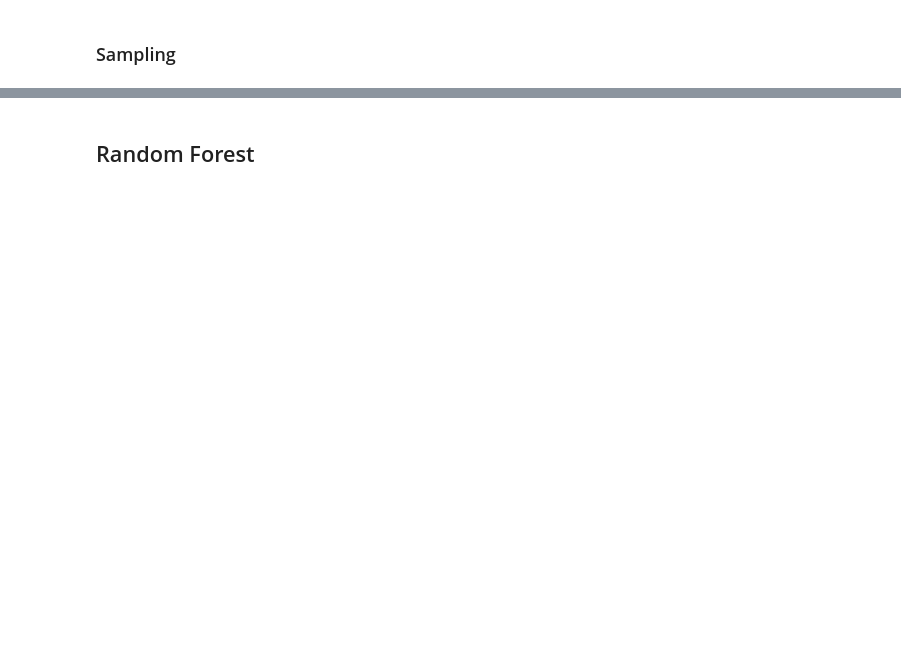
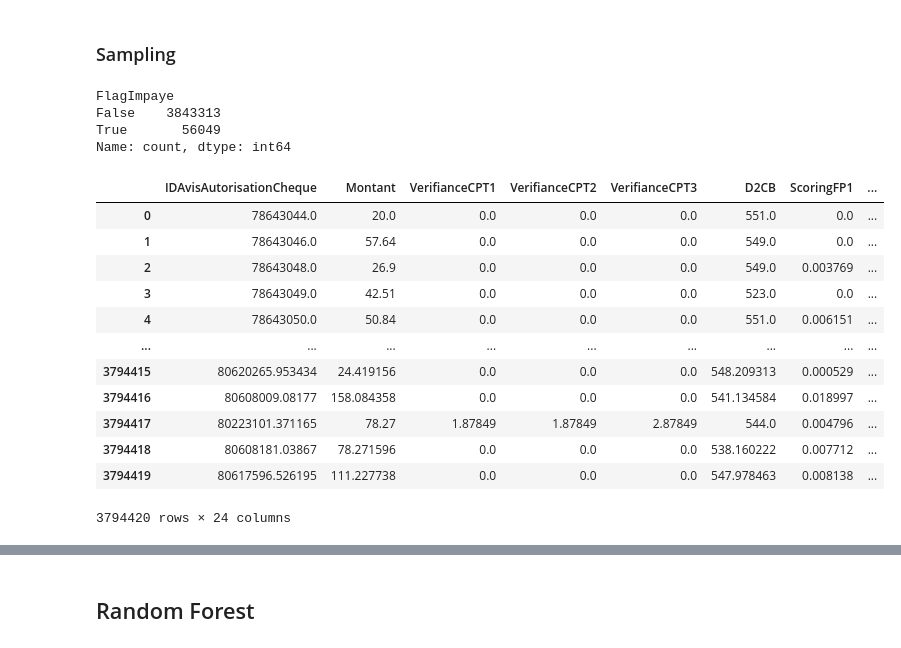
Before and after one commit to adcastex/fouille_de_donnees, a Jupyter notebook: Adrien.ipynb, the cells around one changed output, grey strips where cells are left out. Saved outputs shown, nothing was run; the diff lists cells and outputs as text; code cells hidden in the pictures; blank space fills up the shorter version.

```diff
--- a/Adrien.ipynb
+++ b/Adrien.ipynb
@@ -90,0 +120,8 @@ df["CA3TR"]=df["CA3TR"].replace(',', '.', regex=True)
+# %%
+tmp=3899363
+# %%
+X_train=df.loc[df.index < tmp]
+X_test=df.loc[df.index >= tmp]
+
+y_train=y.loc[y.index < tmp]
+y_test=y.loc[y.index >= tmp]
@@ -101,11 +151,32 @@ df["CA3TR"]=df["CA3TR"].replace(',', '.', regex=True)
 # result = df[(df['Mois'] == 9) & (df['Jour'] == 1)]
 # %%
 # result
+# %%
+y_train.value_counts()
+# %% [output]
+FlagImpaye
+False    3843313
+True       56049
+Name: count, dtype: int64
 # %%
 from imblearn.combine import SMOTEENN
-sme = SMOTEENN(random_state=1, sampling_strategy= 0.01)
-X_res, y_res = sme.fit_resample(df, y)
+sme = SMOTEENN(random_state=1, sampling_strategy= 0.02)
+X_res, y_res = sme.fit_resample(X_train, y_train)
 X_res#
+# %% [output]
+|  | IDAvisAutorisationCheque | Montant | VerifianceCPT1 | VerifianceCPT2 | VerifianceCPT3 | D2CB | ScoringFP1 | ... |
+| 0 | 78643044.0 | 20.0 | 0.0 | 0.0 | 0.0 | 551.0 | 0.0 | ... |
+| 1 | 78643046.0 | 57.64 | 0.0 | 0.0 | 0.0 | 549.0 | 0.0 | ... |
+| 2 | 78643048.0 | 26.9 | 0.0 | 0.0 | 0.0 | 549.0 | 0.003769 | ... |
+| 3 | 78643049.0 | 42.51 | 0.0 | 0.0 | 0.0 | 523.0 | 0.0 | ... |
+| 4 | 78643050.0 | 50.84 | 0.0 | 0.0 | 0.0 | 551.0 | 0.006151 | ... |
+| ... | ... | ... | ... | ... | ... | ... | ... | ... |
+| 3794415 | 80620265.953434 | 24.419156 | 0.0 | 0.0 | 0.0 | 548.209313 | 0.000529 | ... |
+| 3794416 | 80608009.08177 | 158.084358 | 0.0 | 0.0 | 0.0 | 541.134584 | 0.018997 | ... |
+| 3794417 | 80223101.371165 | 78.27 | 1.87849 | 1.87849 | 2.87849 | 544.0 | 0.004796 | ... |
+| 3794418 | 80608181.03867 | 78.271596 | 0.0 | 0.0 | 0.0 | 538.160222 | 0.007712 | ... |
+| 3794419 | 80617596.526195 | 111.227738 | 0.0 | 0.0 | 0.0 | 547.978463 | 0.008138 | ... |
+3794420 rows × 24 columns
 # %%
 X_res.to_csv("X.csv")
 y_res.to_csv("y.csv")
```
Also changed, not shown: parts of 40 cells of this notebook, 2 other files.
